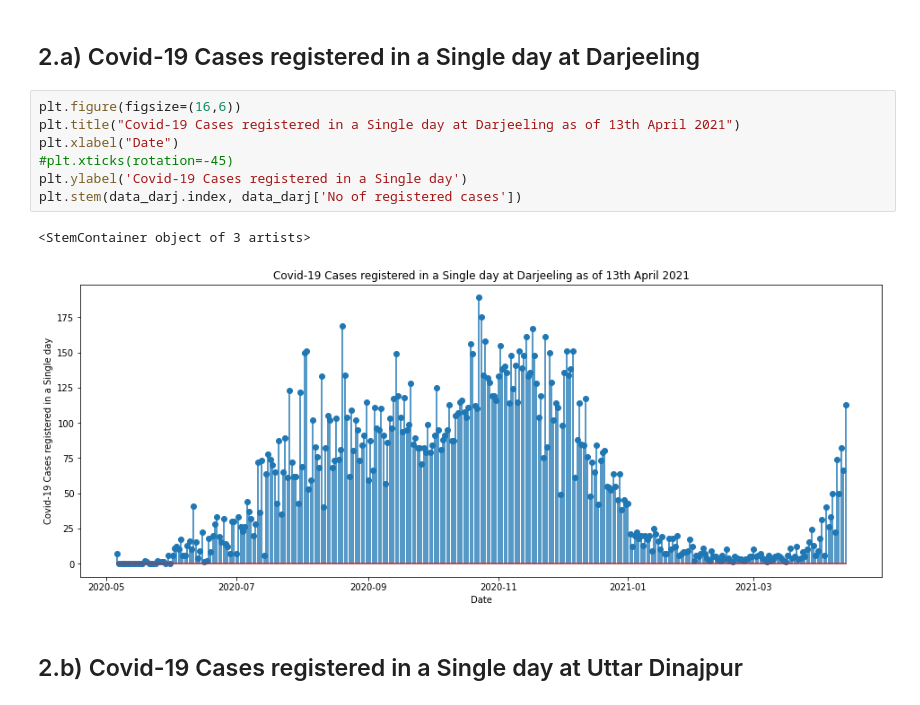
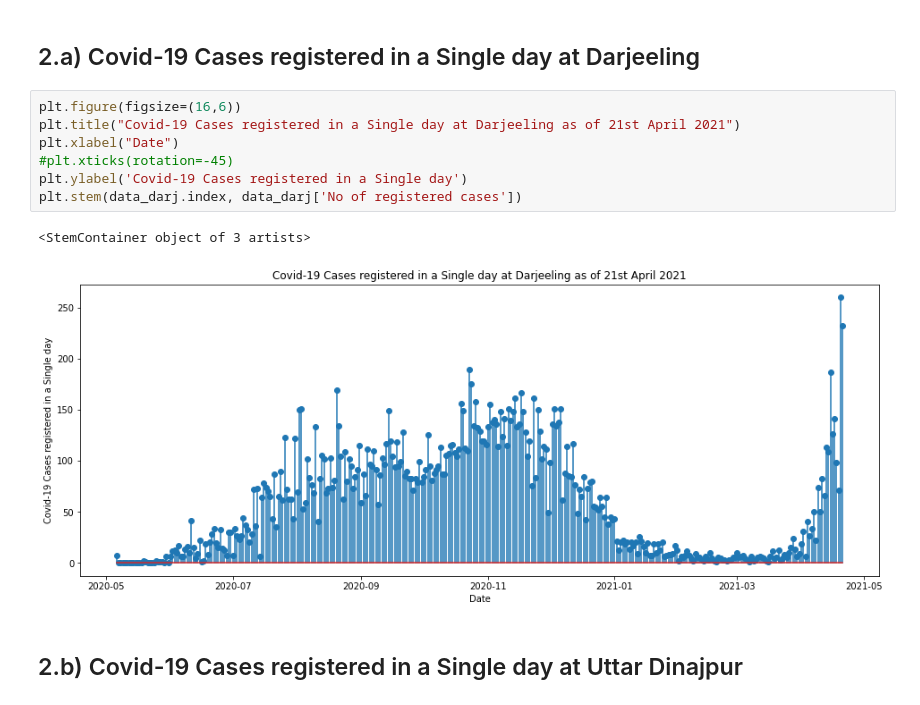
Before and after one commit to biswas-neelesh96/Covid-19-cases-in-two-districts-of-West-Bengal, a Jupyter notebook: Covid_19_Cases_of_Darjeeling_&_Uttar_Dinajpur.ipynb, the cells around one changed output. Drawn from its saved outputs; the diff is of its cells as text.

```diff
--- a/Covid_19_Cases_of_Darjeeling_&_Uttar_Dinajpur.ipynb
+++ b/Covid_19_Cases_of_Darjeeling_&_Uttar_Dinajpur.ipynb
@@ -66,14 +66,14 @@ data_ud.tail()
 ## 2.a) Covid-19 Cases registered in a Single day at Darjeeling
 # %%
 plt.figure(figsize=(16,6))
-plt.title("Covid-19 Cases registered in a Single day at Darjeeling as of 13th April 2021")
+plt.title("Covid-19 Cases registered in a Single day at Darjeeling as of 21st April 2021")
 plt.xlabel("Date")
 #plt.xticks(rotation=-45)
 plt.ylabel('Covid-19 Cases registered in a Single day')
 plt.stem(data_darj.index, data_darj['No of registered cases'])
 # %% [output]
 <StemContainer object of 3 artists>
-[figure, old version]
+[figure, new version]
 # %% [markdown]
 ## 2.b) Covid-19 Cases registered in a Single day at Uttar Dinajpur
 # %%
```
Also changed, not shown: parts of 29 cells of this notebook.
